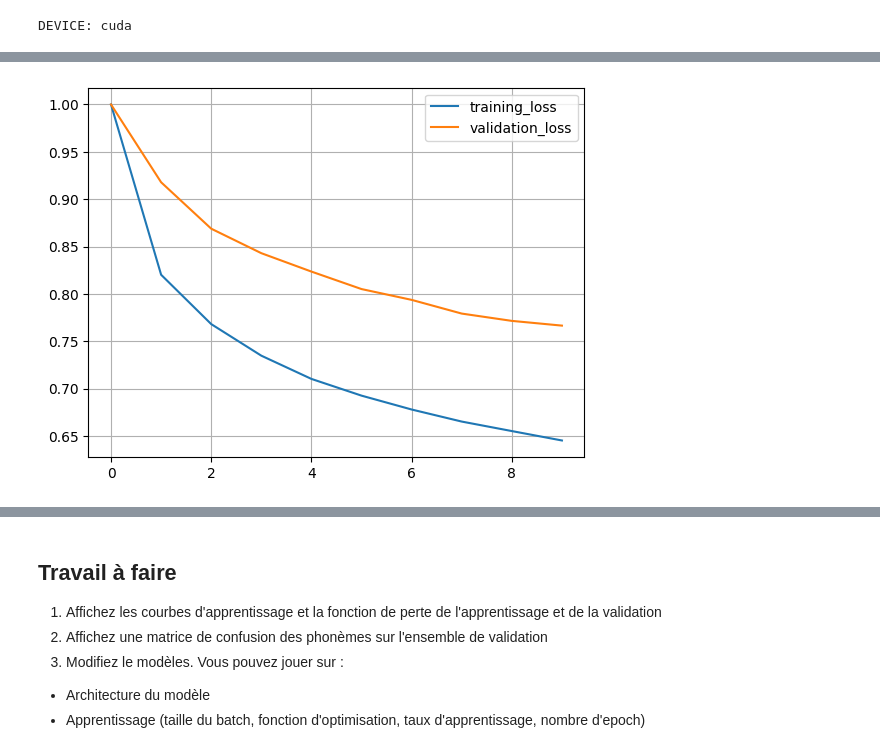
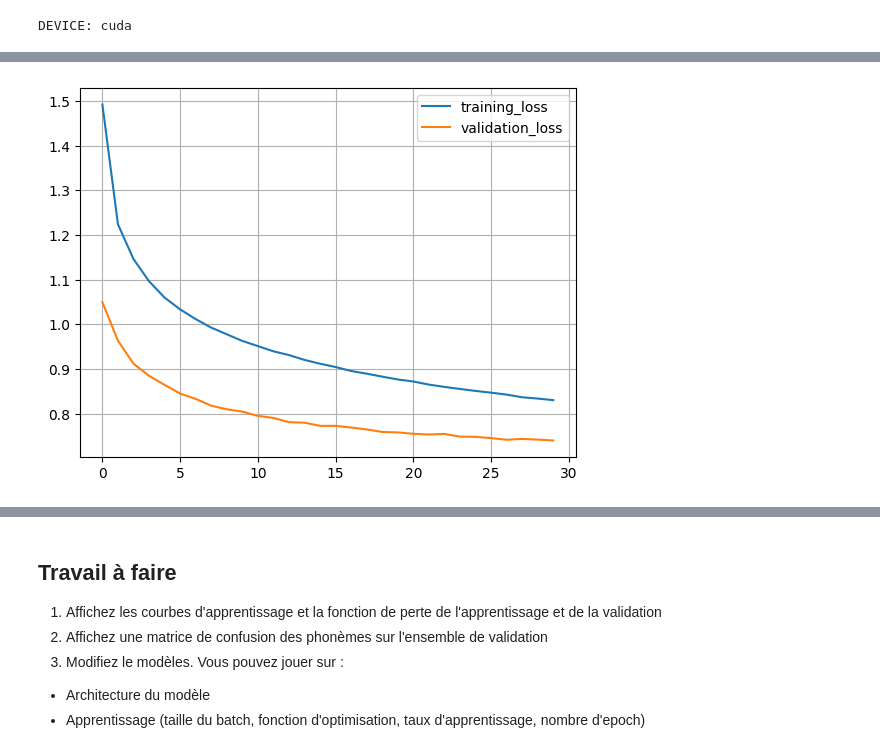
Before and after one commit to 0Pedrh0/Automatic_Speech_Processing, a Jupyter notebook: Projet_3EN_TSI_2025_DNN_TIMIT_Hanni_Benarib.ipynb, the cells around one changed output, grey strips where cells are left out. Cells and saved outputs as stored; diff of their text form; code cells hidden in the pictures.

```diff
--- a/Projet_3EN_TSI_2025_DNN_TIMIT_Hanni_Benarib.ipynb
+++ b/Projet_3EN_TSI_2025_DNN_TIMIT_Hanni_Benarib.ipynb
@@ -109,9 +94,9 @@ Diviser les données étiquetées en un ensemble d'entraînement et un ensemble
 VAL_RATIO = 0.15
 
 percent = int(train.shape[0] * (1 - VAL_RATIO))
-train_x, train_y, val_x, val_y = train[:percent], train_label[:percent], train[percent:], train_label[percent:]
+train_x, train_y, test_x, test_y = train[:percent], train_label[:percent], train[percent:], train_label[percent:]
 print('Taille de l\'ensemble d\'apprentissage : {}'.format(train_x.shape))
-print('Taille de l\'ensemble de validation: {}'.format(val_x.shape))
+print('Taille de l\'ensemble de validation: {}'.format(test_x.shape))
 # %% [output]
 Taille de l'ensemble d'apprentissage : (1045442, 429)
 Taille de l'ensemble de validation: (184490, 429)
@@ -163,9 +146,9 @@ BATCH_SIZE = 2056
 from torch.utils.data import DataLoader
 
 train_set = TIMITDataset(train_x, train_y)
-val_set = TIMITDataset(val_x, val_y)
+test_set = TIMITDataset(test_x, test_y)
 train_loader = DataLoader(train_set, batch_size=BATCH_SIZE, shuffle=True) #only shuffle the training data
-val_loader = DataLoader(val_set, batch_size=BATCH_SIZE, shuffle=False)
+val_loader = DataLoader(test_set, batch_size=BATCH_SIZE, shuffle=False)
 # %% [markdown]
 Nettoyer les variables inutiles pour économiser de la mémoire.
 <br>
@@ -246,7 +227,7 @@ device = get_device()
 print(f'DEVICE: {device}')
 
 # training parameters
-num_epoch = 10               # number of training epoch
+num_epoch = 30              # number of training epoch
 learning_rate = 0.001     # learning rate
 
 # the path where checkpoint saved
@@ -262,6 +243,7 @@ DEVICE: cuda
 # start training
 best_acc = 0.0
 train_loss_tab, val_loss_tab = [], []
+train_acc_tab, val_acc_tab = [], []
 train_set_len = len(train_loader)
 val_set_len = len(val_loader)
 
@@ -287,8 +269,9 @@ for epoch in range(num_epoch):
         train_loss += batch_loss.item()
 
     train_loss_tab.append(train_loss / len(train_loader))
+    train_acc_tab.append(train_acc/len(train_set))
     # validation
-    if len(val_set) > 0:
+    if len(test_set) > 0:
         model.eval() # set the model to evaluation mode
         with torch.no_grad():
             for i, data in enumerate(val_loader):
@@ -301,23 +284,24 @@ for epoch in range(num_epoch):
                 val_acc += (val_pred.cpu() == labels.cpu()).sum().item() # get the index of the class with the highest probability
                 val_loss += batch_loss.item()
             val_loss_tab.append(val_loss / len(val_loader))
+            val_acc_tab.append(val_acc/len(test_set))
 
             print('[{:03d}/{:03d}] Train Acc: {:3.6f} Loss: {:3.6f} | Val Acc: {:3.6f} loss: {:3.6f}'.format(
-                epoch + 1, num_epoch, train_acc/len(train_set), train_loss/len(train_loader), val_acc/len(val_set), val_loss/len(val_loader)
+                epoch + 1, num_epoch, train_acc/len(train_set), train_loss/len(train_loader), val_acc/len(test_set), val_loss/len(val_loader)
             ))
 
             # if the model improves, save a checkpoint at this epoch
             if val_acc > best_acc:
                 best_acc = val_acc
                 torch.save(model.state_dict(), model_path)
-                print('saving model with acc {:.3f}'.format(best_acc/len(val_set)))
+                print('saving model with acc {:.3f}'.format(best_acc/len(test_set)))
     else:
         print('[{:03d}/{:03d}] Train Acc: {:3.6f} Loss: {:3.6f}'.format(
             epoch + 1, num_epoch, train_acc/len(train_set), train_loss/len(train_loader)
         ))
 
 # if not validating, save the last epoch
-if len(val_set) == 0:
+if len(test_set) == 0:
     torch.save(model.state_dict(), model_path)
     print('saving model at last epoch')
 # %% [output]
@@ -344,10 +325,9 @@ saving model with acc 0.736
 # %%
-# Les plots n'ont aucun sens jusqu'à présent
-
-plt.plot(train_loss_tab/np.max(train_loss_tab))
-plt.plot(val_loss_tab/np.max(val_loss_tab))
+# Plot de la focntion de loss
+plt.plot(train_loss_tab)
+plt.plot(val_loss_tab)
 plt.legend(["training_loss", "validation_loss"])
 plt.grid()
 plt.show()
 # %% [output]
-[figure, old version]
+[figure, new version]
```
Also changed, not shown: parts of 22 cells of this notebook.
